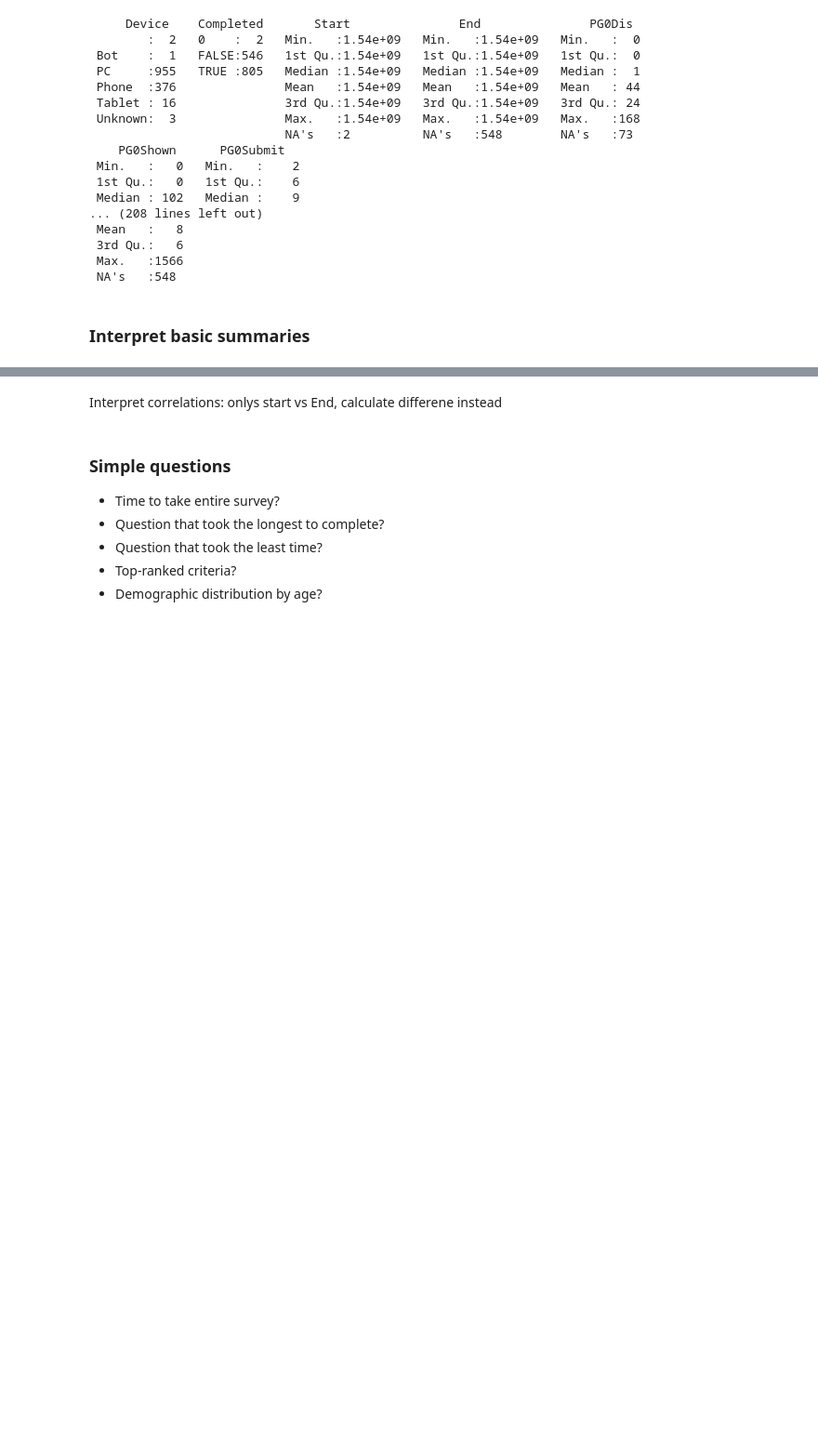
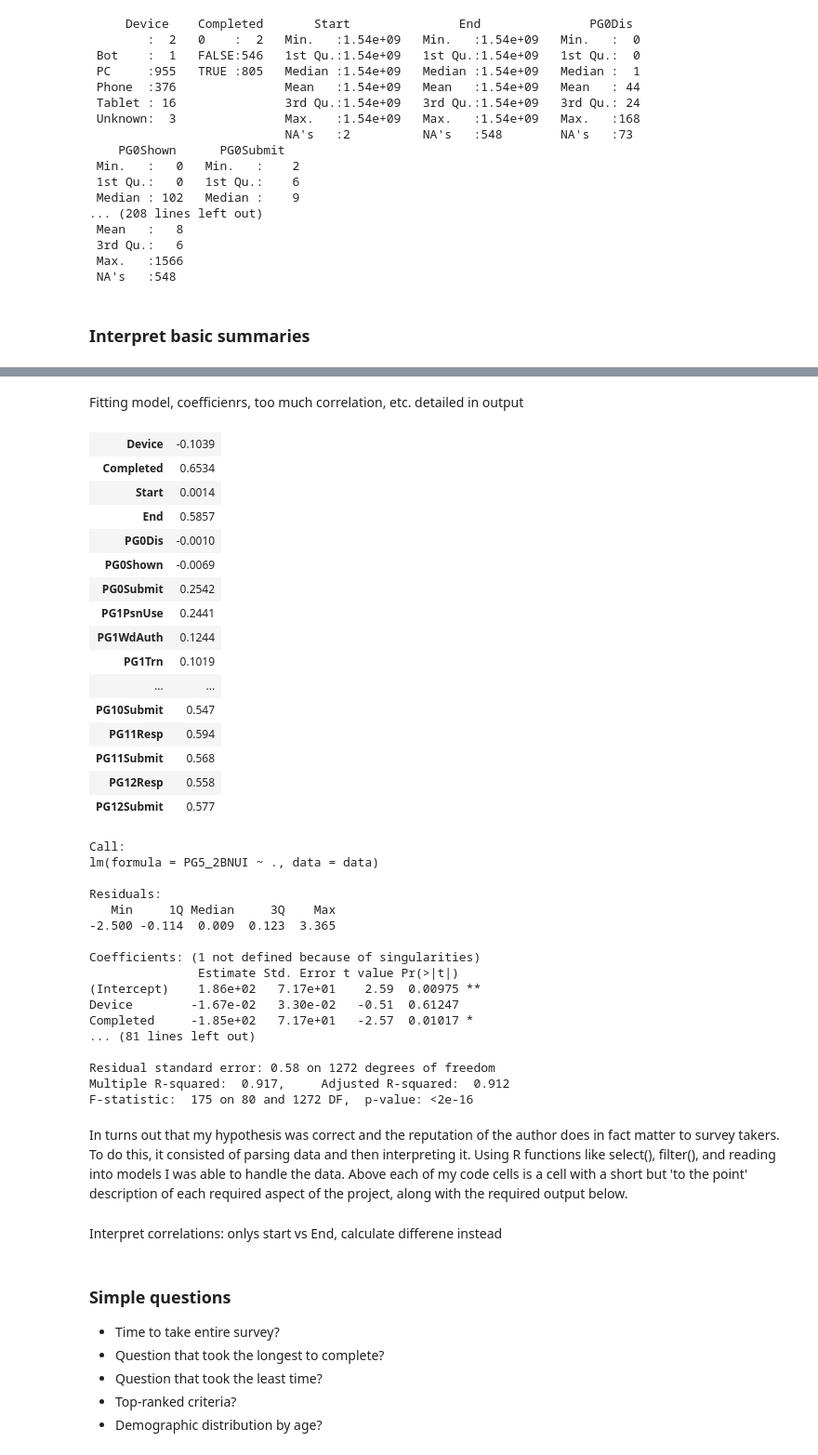
Before and after one commit to fdac18/Miniproject3, a Jupyter notebook: example.ipynb, the cells around one changed output, grey strips where cells are left out. Shown: that part at 93% size. Drawn from its saved outputs; the diff is of its cells as text; code cells hidden in the pictures; blank space fills up the shorter version.

```diff
--- a/example.ipynb
+++ b/example.ipynb
@@ -74,3 +288,47 @@ cor(data[,sel],method="spearman",use="pairwise.complete.obs"); #OK for any: uses
+# %% [markdown]
+Fitting model, coefficienrs, too much correlation, etc. detailed in output
+# %%
+sel = c()
+for (i in 1:dim(data)[2]) if (is.numeric(data[,i])) sel = c(sel, i);
+cor(data[,sel], data[,'PG5_10RPA'], method="spearman",use="pairwise.complete.obs");
+model <- lm(PG5_2BNUI ~ ., data = data)
+summary(model)
+# %% [output]
+| Device | -0.1039 |
+| Completed | 0.6534 |
+| Start | 0.0014 |
+| End | 0.5857 |
+| PG0Dis | -0.0010 |
+| PG0Shown | -0.0069 |
+| PG0Submit | 0.2542 |
+| PG1PsnUse | 0.2441 |
+| PG1WdAuth | 0.1244 |
+| PG1Trn | 0.1019 |
+| ... | ... |
+| PG10Submit | 0.547 |
+| PG11Resp | 0.594 |
+| PG11Submit | 0.568 |
+| PG12Resp | 0.558 |
+| PG12Submit | 0.577 |
+Call:
+lm(formula = PG5_2BNUI ~ ., data = data)
+
+Residuals:
+   Min     1Q Median     3Q    Max
+-2.500 -0.114  0.009  0.123  3.365
+
+Coefficients: (1 not defined because of singularities)
+               Estimate Std. Error t value Pr(>|t|)
+(Intercept)    1.86e+02   7.17e+01    2.59  0.00975 **
+Device        -1.67e-02   3.30e-02   -0.51  0.61247
+Completed     -1.85e+02   7.17e+01   -2.57  0.01017 *
+... (81 lines left out)
+
+Residual standard error: 0.58 on 1272 degrees of freedom
+Multiple R-squared:  0.917,     Adjusted R-squared:  0.912
+F-statistic:  175 on 80 and 1272 DF,  p-value: <2e-16
+# %% [markdown]
+In turns out that my hypothesis was correct and the reputation of the author does in fact matter to survey takers. To do this, it consisted of parsing data and then interpreting it. Using R functions like select(), filter(), and reading into models I was able to handle the data. Above each of my code cells is a cell with a short but 'to the point' description of each required aspect of the project, along with the required output below.
 # %% [markdown]
 Interpret correlations: onlys start vs End, calculate differene instead
 # %% [markdown]
```
Also changed, not shown: parts of 18 cells of this notebook.
